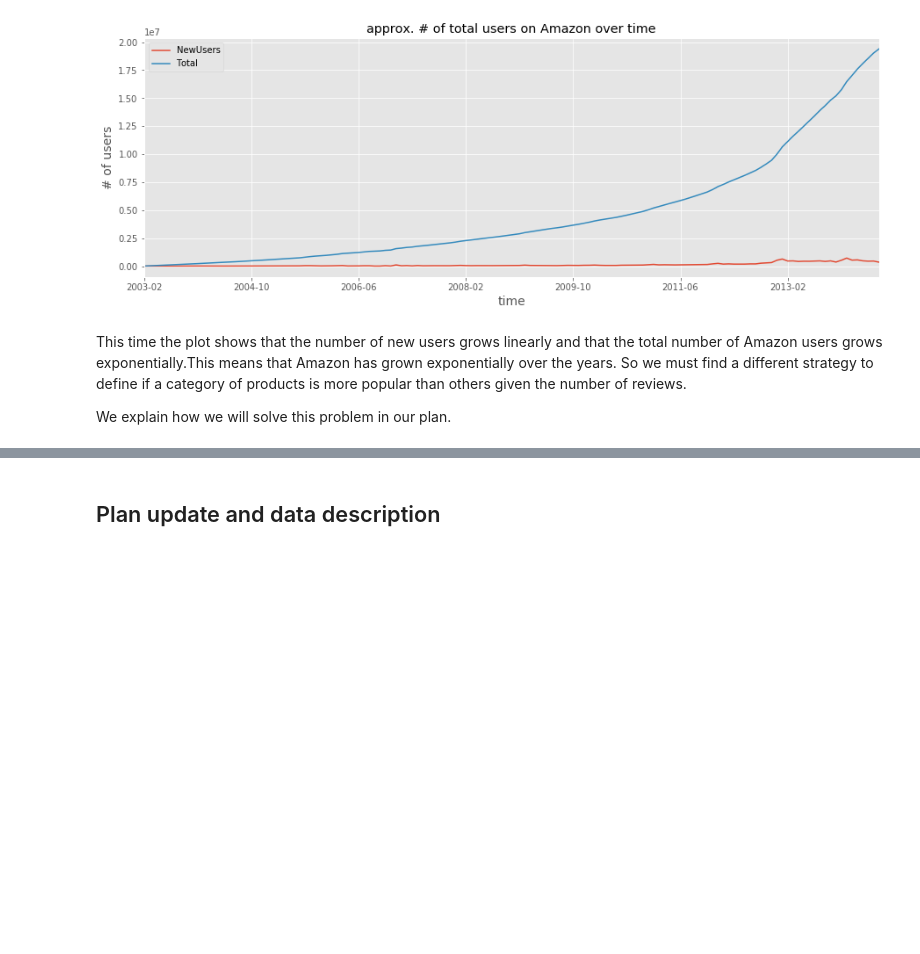
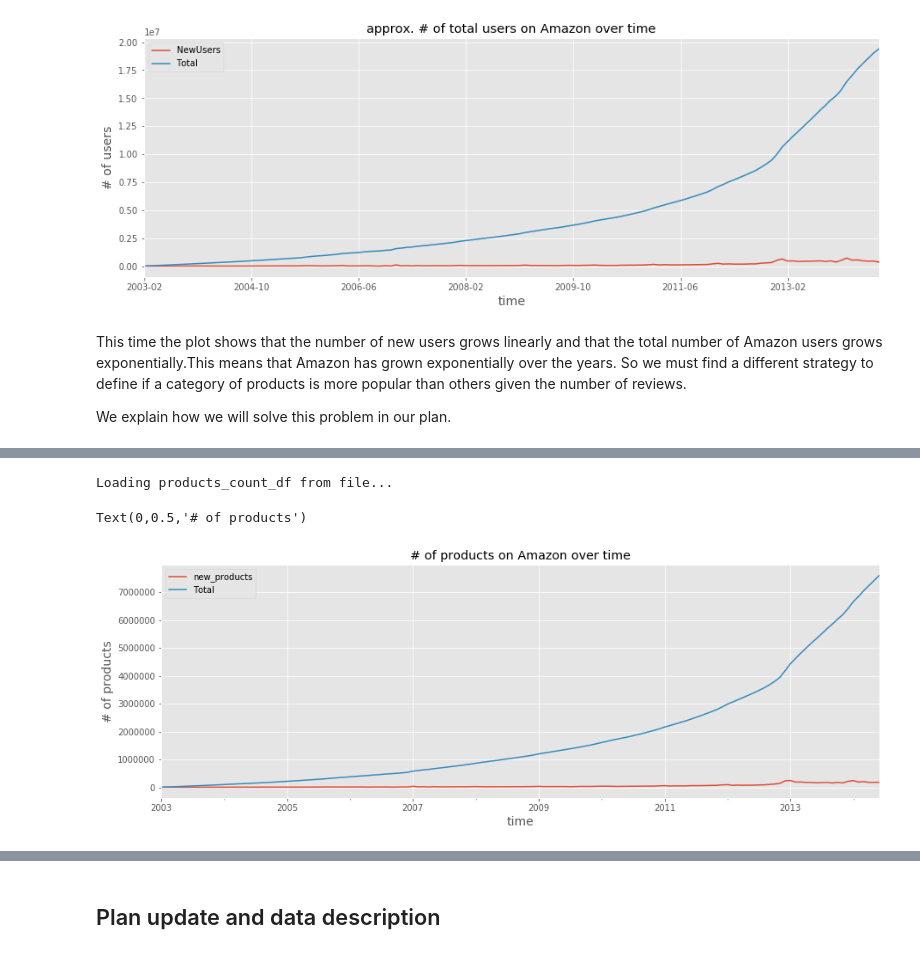
Before and after one commit to darioAnongba/EPFL-ADA, a Jupyter notebook: project/Report.ipynb, the cells around one changed output, grey strips where cells are left out. Saved outputs shown, nothing was run; the diff lists cells and outputs as text; code cells hidden in the pictures; blank space fills up the shorter version.

```diff
--- a/project/Report.ipynb
+++ b/project/Report.ipynb
@@ -270,0 +280,9 @@ Number of products about healthy products: 1332644
+# %%
+count_products = load_products_count()
+count_products.plot(title='# of products on Amazon over time')
+plt.xlabel('time', fontsize=14)
+plt.ylabel('# of products', fontsize=14)
+# %% [output]
+Loading products_count_df from file...
+Text(0,0.5,'# of products')
+[figure, added]
```
Also changed, not shown: parts of 19 cells of this notebook, 8 other files.
